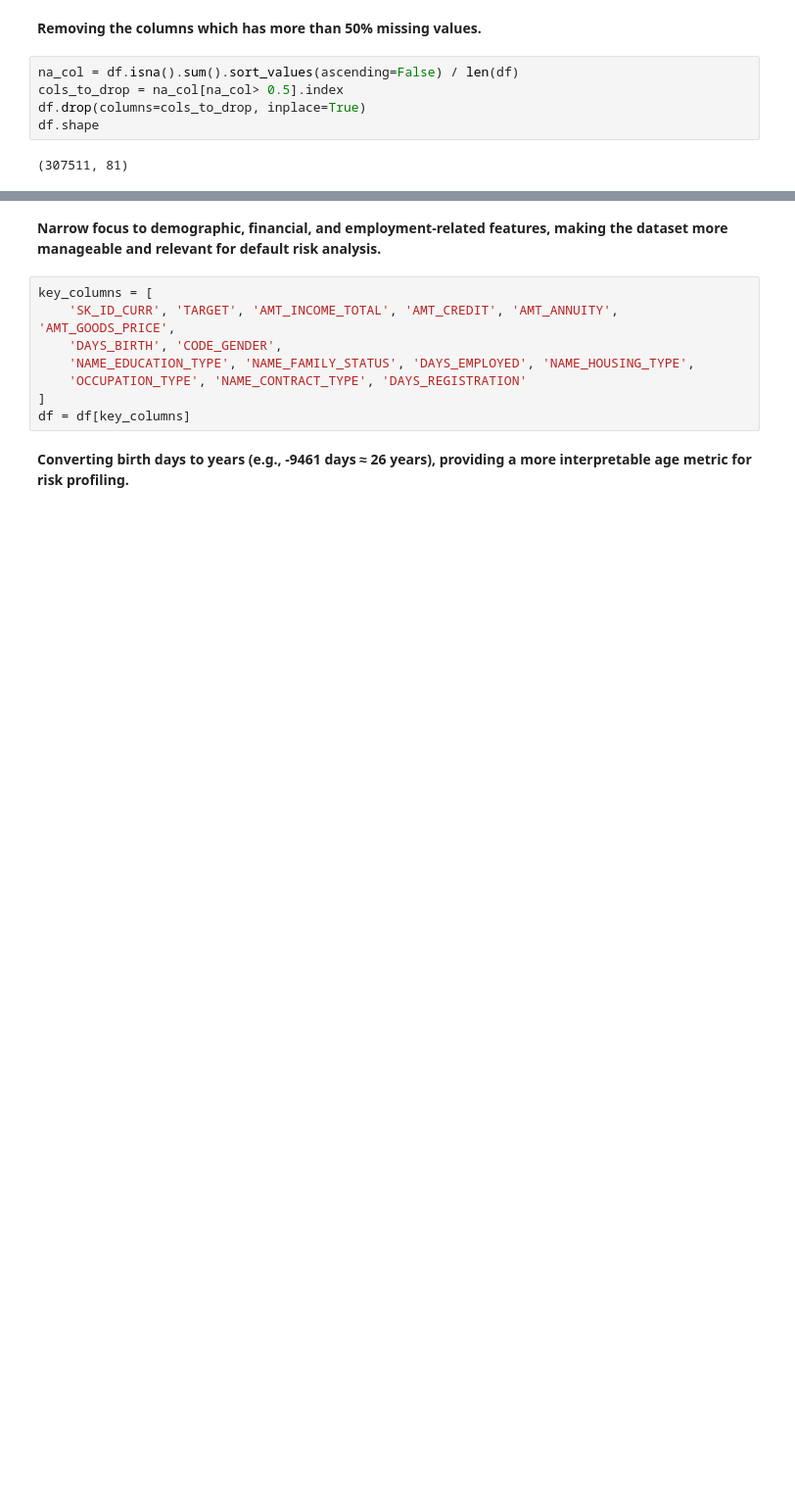
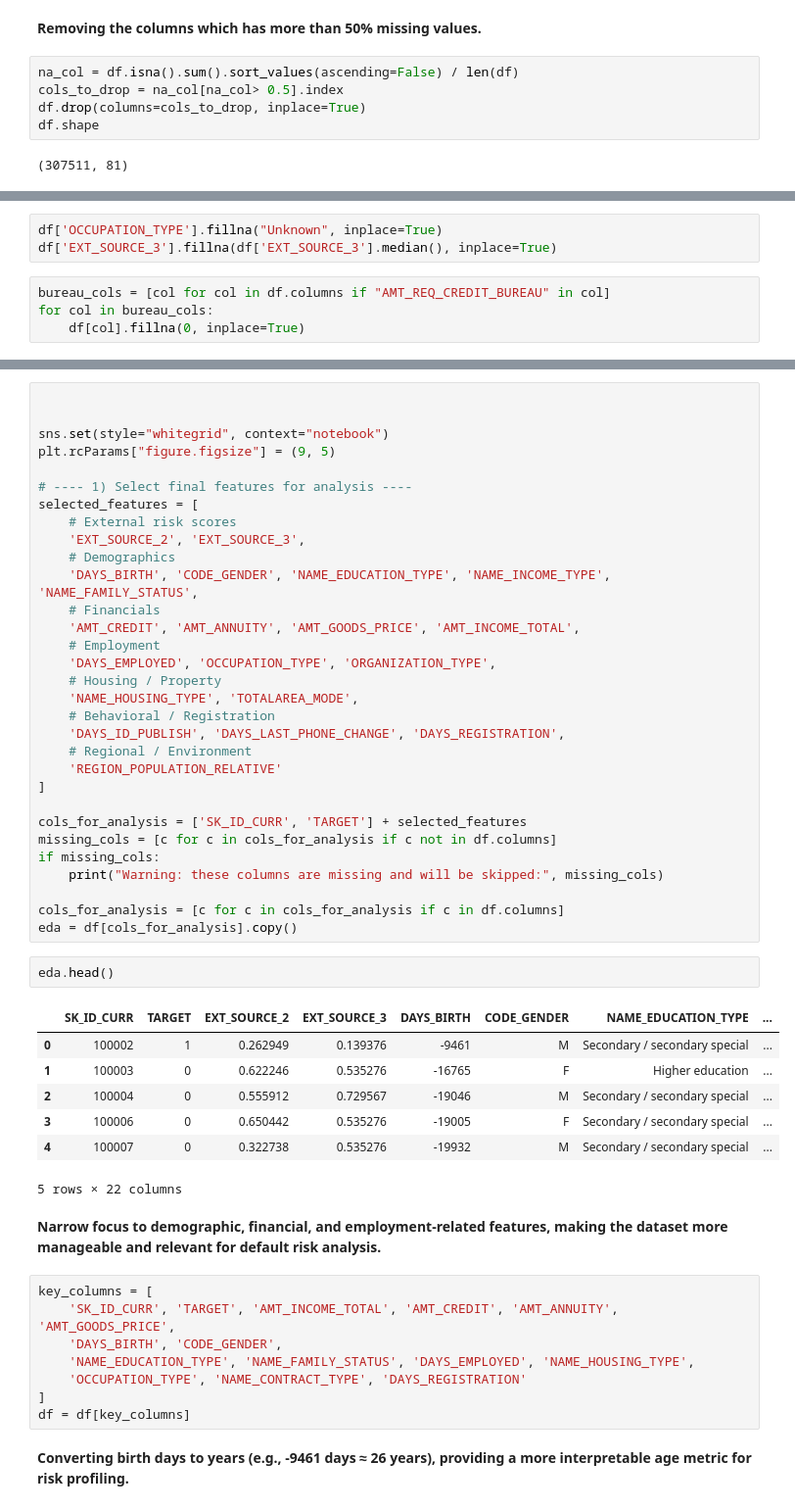
Before and after one commit to atharva3428/home-credit-analysis, a Jupyter notebook: analysis.ipynb, the cells around one changed output, grey strips where cells are left out. Shown at 98% size. Saved outputs shown, nothing was run; the diff lists cells and outputs as text; blank space fills up the shorter version.

```diff
--- a/analysis.ipynb
+++ b/analysis.ipynb
@@ -29,0 +61,7 @@ df.shape
+# %%
+df['OCCUPATION_TYPE'].fillna("Unknown", inplace=True)
+df['EXT_SOURCE_3'].fillna(df['EXT_SOURCE_3'].median(), inplace=True)
+# %%
+bureau_cols = [col for col in df.columns if "AMT_REQ_CREDIT_BUREAU" in col]
+for col in bureau_cols:
+    df[col].fillna(0, inplace=True)
@@ -30,3 +277,44 @@ df.shape
+# %%
+
+
+sns.set(style="whitegrid", context="notebook")
+plt.rcParams["figure.figsize"] = (9, 5)
+
+# ---- 1) Select final features for analysis ----
+selected_features = [
+    # External risk scores
+    'EXT_SOURCE_2', 'EXT_SOURCE_3',
+    # Demographics
+    'DAYS_BIRTH', 'CODE_GENDER', 'NAME_EDUCATION_TYPE', 'NAME_INCOME_TYPE', 'NAME_FAMILY_STATUS',
+    # Financials
+    'AMT_CREDIT', 'AMT_ANNUITY', 'AMT_GOODS_PRICE', 'AMT_INCOME_TOTAL',
+    # Employment
+    'DAYS_EMPLOYED', 'OCCUPATION_TYPE', 'ORGANIZATION_TYPE',
+    # Housing / Property
+    'NAME_HOUSING_TYPE', 'TOTALAREA_MODE',
+    # Behavioral / Registration
+    'DAYS_ID_PUBLISH', 'DAYS_LAST_PHONE_CHANGE', 'DAYS_REGISTRATION',
+    # Regional / Environment
+    'REGION_POPULATION_RELATIVE'
+]
+
+cols_for_analysis = ['SK_ID_CURR', 'TARGET'] + selected_features
+missing_cols = [c for c in cols_for_analysis if c not in df.columns]
+if missing_cols:
+    print("Warning: these columns are missing and will be skipped:", missing_cols)
+
+cols_for_analysis = [c for c in cols_for_analysis if c in df.columns]
+eda = df[cols_for_analysis].copy()
+# %%
+eda.head()
+# %% [output]
+|  | SK_ID_CURR | TARGET | EXT_SOURCE_2 | EXT_SOURCE_3 | DAYS_BIRTH | CODE_GENDER | NAME_EDUCATION_TYPE | ... |
+| 0 | 100002 | 1 | 0.262949 | 0.139376 | -9461 | M | Secondary / secondary special | ... |
+| 1 | 100003 | 0 | 0.622246 | 0.535276 | -16765 | F | Higher education | ... |
+| 2 | 100004 | 0 | 0.555912 | 0.729567 | -19046 | M | Secondary / secondary special | ... |
+| 3 | 100006 | 0 | 0.650442 | 0.535276 | -19005 | F | Secondary / secondary special | ... |
+| 4 | 100007 | 0 | 0.322738 | 0.535276 | -19932 | M | Secondary / secondary special | ... |
+5 rows × 22 columns
 # %% [markdown]
 **Narrow focus to demographic, financial, and employment-related features, making the dataset more manageable and relevant for default risk analysis.**
 # %%
```
Also changed, not shown: parts of 27 cells of this notebook.
